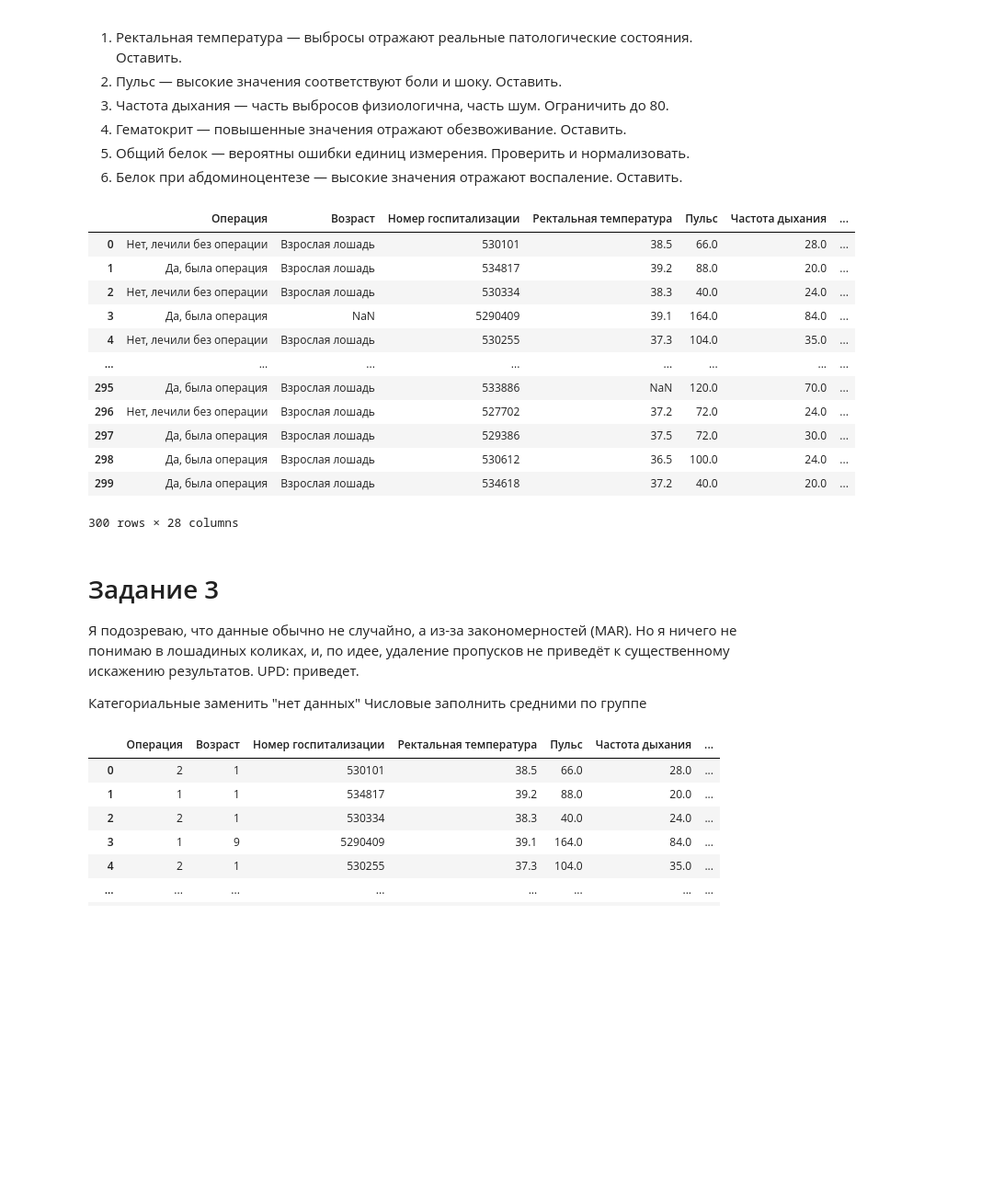
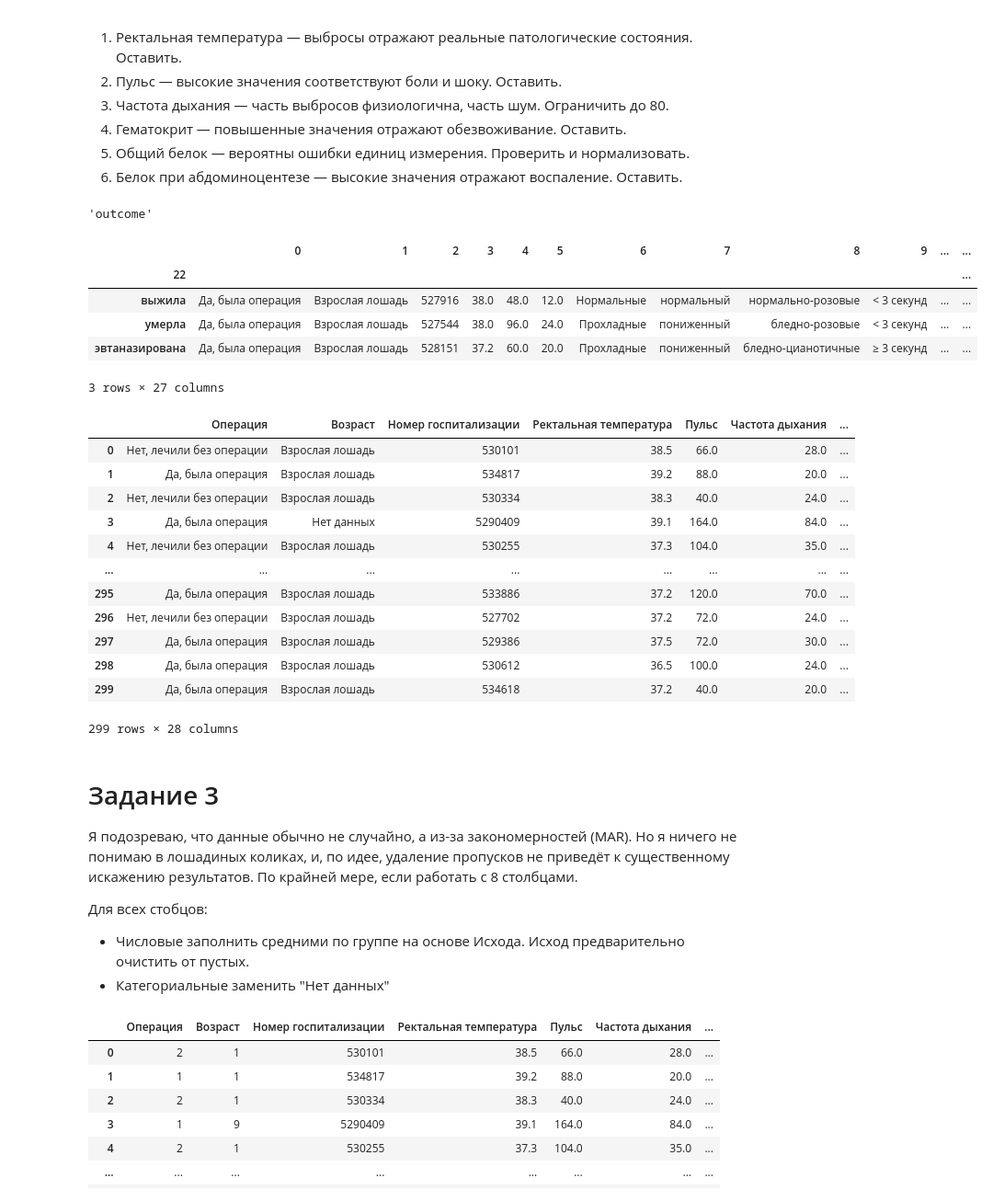
Before and after one commit to vasiliykireev/study-python, a Jupyter notebook: task-8/task-8.ipynb, the cells around one changed output. Shown at 92% size. Saved outputs shown, nothing was run; the diff lists cells and outputs as text; code cells hidden in the pictures; blank space fills up the shorter version.

```diff
--- a/task-8/task-8.ipynb
+++ b/task-8/task-8.ipynb
@@ -835,41 +835,63 @@ display(horses)
 4. Гематокрит — повышенные значения отражают обезвоживание. Оставить.
 5. Общий белок — вероятны ошибки единиц измерения. Проверить и нормализовать.
 6. Белок при абдоминоцентезе — высокие значения отражают воспаление. Оставить.
-# %%
-def clear_missing(df):
-    data = df.dropna()
-    return data
+# %%
+def clear_missing(df, attr, basis = True, source = None):
+    if basis == True or source == None:
+        data = df.dropna()
+    else:
+        data = df.dropna(subset=[source])
+        outcome = df.groupby(source).agg(lambda x: x.mode().iloc[0] if not x.mode().empty else np.nan)
+        # outcome = df.groupby(22).mean(numeric_only=True)
+        display('outcome', outcome)
+
+        for column in data:
+            if attr[column]['type'] == 'numerical':
+                mask = data[column].isna()
+                data.loc[mask, column] = data.loc[mask, source].map(lambda g: outcome.loc[g, column])
+            elif attr[column]['type'] == 'categorical':
+                mask = data[column].isna()
+                data.loc[mask, column] = 'Нет данных'
+    return data
 # %%
 # Задание 3
 horses = prepare_data('horse_data.csv', attr, False)
 horses = replace_values(horses, attr)
 # horses = describe_data(horses)
 # horses = add_outliers(horses)
-# horses = clear_missing(horses)
+horses = clear_missing(horses, attr, False, 22)
 horses = rename_columns(horses, attr)
 display(horses)
-horses.to_excel('horses.xlsx', sheet_name="Sheet1")
+horses.to_excel('horses_empty.xlsx', sheet_name="Sheet1")
 # %% [output]
+'outcome'
-|  | Операция | Возраст | Номер госпитализации | Ректальная температура | Пульс | Частота дыхания | ... |
-| 0 | Нет, лечили без операции | Взрослая лошадь | 530101 | 38.5 | 66.0 | 28.0 | ... |
-| 1 | Да, была операция | Взрослая лошадь | 534817 | 39.2 | 88.0 | 20.0 | ... |
-| 2 | Нет, лечили без операции | Взрослая лошадь | 530334 | 38.3 | 40.0 | 24.0 | ... |
-| 3 | Да, была операция | NaN | 5290409 | 39.1 | 164.0 | 84.0 | ... |
-| 4 | Нет, лечили без операции | Взрослая лошадь | 530255 | 37.3 | 104.0 | 35.0 | ... |
-| ... | ... | ... | ... | ... | ... | ... | ... |
-| 295 | Да, была операция | Взрослая лошадь | 533886 | NaN | 120.0 | 70.0 | ... |
-| 296 | Нет, лечили без операции | Взрослая лошадь | 527702 | 37.2 | 72.0 | 24.0 | ... |
-| 297 | Да, была операция | Взрослая лошадь | 529386 | 37.5 | 72.0 | 30.0 | ... |
-| 298 | Да, была операция | Взрослая лошадь | 530612 | 36.5 | 100.0 | 24.0 | ... |
-| 299 | Да, была операция | Взрослая лошадь | 534618 | 37.2 | 40.0 | 20.0 | ... |
+|  | 0 | 1 | 2 | 3 | 4 | 5 | 6 | 7 | 8 | 9 | ... | ... |
+| 22 |  |  |  |  |  |  |  |  |  |  |  | ... |
+| выжила | Да, была операция | Взрослая лошадь | 527916 | 38.0 | 48.0 | 12.0 | Нормальные | нормальный | нормально-розовые | < 3 секунд | ... | ... |
+| умерла | Да, была операция | Взрослая лошадь | 527544 | 38.0 | 96.0 | 24.0 | Прохладные | пониженный | бледно-розовые | < 3 секунд | ... | ... |
+| эвтаназирована | Да, была операция | Взрослая лошадь | 528151 | 37.2 | 60.0 | 20.0 | Прохладные | пониженный | бледно-цианотичные | ≥ 3 секунд | ... | ... |
-300 rows × 28 columns
+3 rows × 27 columns
+|  | Операция | Возраст | Номер госпитализации | Ректальная температура | Пульс | Частота дыхания | ... |
+| 0 | Нет, лечили без операции | Взрослая лошадь | 530101 | 38.5 | 66.0 | 28.0 | ... |
+| 1 | Да, была операция | Взрослая лошадь | 534817 | 39.2 | 88.0 | 20.0 | ... |
+| 2 | Нет, лечили без операции | Взрослая лошадь | 530334 | 38.3 | 40.0 | 24.0 | ... |
+| 3 | Да, была операция | Нет данных | 5290409 | 39.1 | 164.0 | 84.0 | ... |
+| 4 | Нет, лечили без операции | Взрослая лошадь | 530255 | 37.3 | 104.0 | 35.0 | ... |
+| ... | ... | ... | ... | ... | ... | ... | ... |
+| 295 | Да, была операция | Взрослая лошадь | 533886 | 37.2 | 120.0 | 70.0 | ... |
+| 296 | Нет, лечили без операции | Взрослая лошадь | 527702 | 37.2 | 72.0 | 24.0 | ... |
+| 297 | Да, была операция | Взрослая лошадь | 529386 | 37.5 | 72.0 | 30.0 | ... |
+| 298 | Да, была операция | Взрослая лошадь | 530612 | 36.5 | 100.0 | 24.0 | ... |
+| 299 | Да, была операция | Взрослая лошадь | 534618 | 37.2 | 40.0 | 20.0 | ... |
+299 rows × 28 columns
 # %% [markdown]
 # Задание 3
 
-Я подозреваю, что данные обычно не случайно, а из-за закономерностей (MAR). Но я ничего не понимаю в лошадиных коликах, и, по идее, удаление пропусков не приведёт к существенному искажению результатов. UPD: приведет.
+Я подозреваю, что данные обычно не случайно, а из-за закономерностей (MAR). Но я ничего не понимаю в лошадиных коликах, и, по идее, удаление пропусков не приведёт к существенному искажению результатов. По крайней мере, если работать с 8 столбцами.
 
-Категориальные заменить "нет данных"
-Числовые заполнить средними по группе
+Для всех стобцов:
+- Числовые заполнить средними по группе на основе Исхода. Исход предварительно очистить от пустых.
+- Категориальные заменить "Нет данных"
 # %%
 # attributes_ru = [
 #     'Операция',
```
Also changed, not shown: 1 other file.
